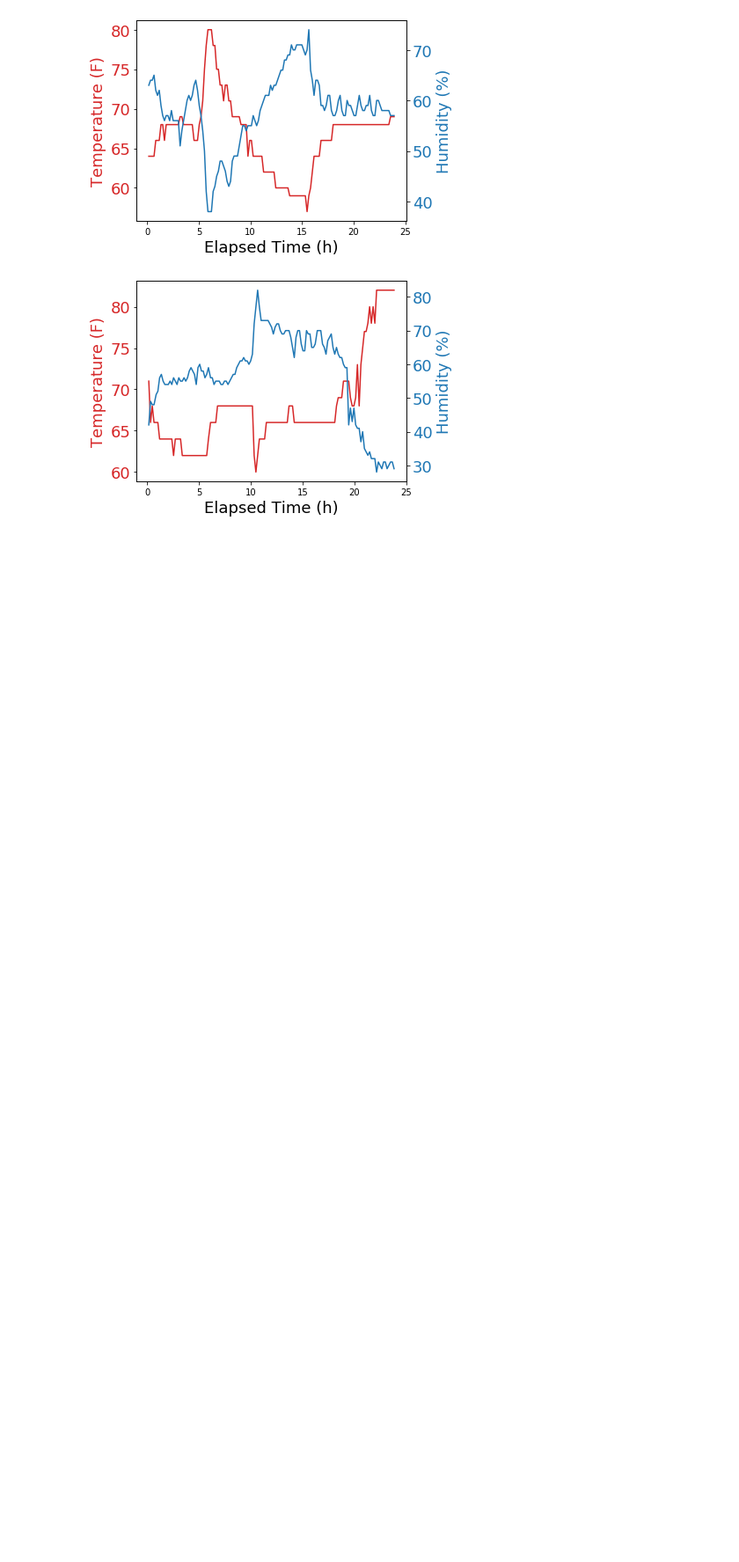
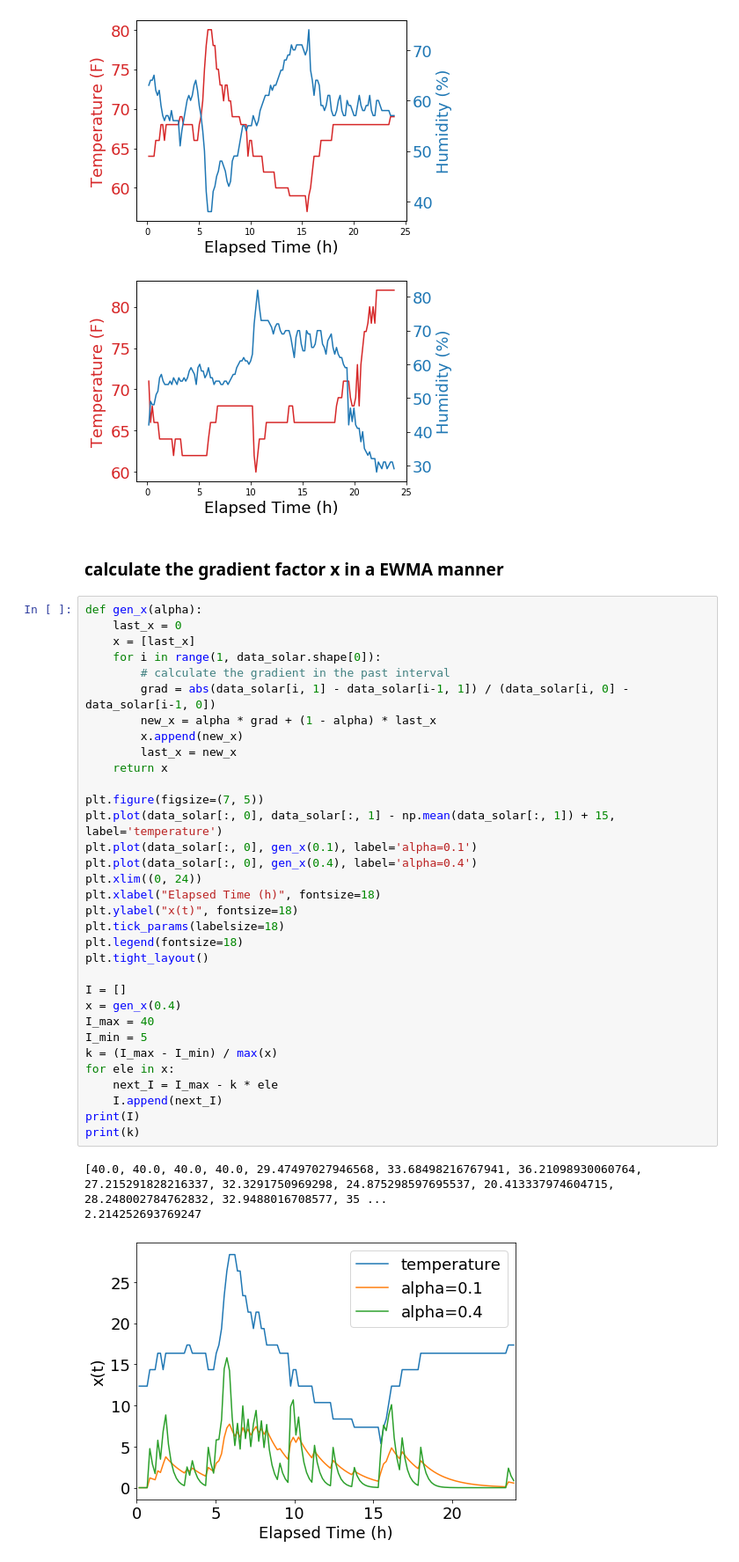
Before and after one commit to Orienfish/CSE291KW20, a Jupyter notebook: MQTT_Server/plot_data.ipynb, the cells around one changed output. Shown at 88% size. Drawn from its saved outputs; the diff is of its cells as text; blank space fills up the shorter version.

```diff
--- a/MQTT_Server/plot_data.ipynb
+++ b/MQTT_Server/plot_data.ipynb
@@ -74,3 +74,42 @@ plot(data_bat, './img/bat.png')
 # %% [output]
 [figure]
 [figure]
+# %% [markdown]
+### calculate the gradient factor x in a EWMA manner
+# %%
+def gen_x(alpha):
+    last_x = 0
+    x = [last_x]
+    for i in range(1, data_solar.shape[0]):
+        # calculate the gradient in the past interval
+        grad = abs(data_solar[i, 1] - data_solar[i-1, 1]) / (data_solar[i, 0] - data_solar[i-1, 0])
+        new_x = alpha * grad + (1 - alpha) * last_x
+        x.append(new_x)
+        last_x = new_x
+    return x
+
+plt.figure(figsize=(7, 5))
+plt.plot(data_solar[:, 0], data_solar[:, 1] - np.mean(data_solar[:, 1]) + 15, label='temperature')
+plt.plot(data_solar[:, 0], gen_x(0.1), label='alpha=0.1')
+plt.plot(data_solar[:, 0], gen_x(0.4), label='alpha=0.4')
+plt.xlim((0, 24))
+plt.xlabel("Elapsed Time (h)", fontsize=18)
+plt.ylabel("x(t)", fontsize=18)
+plt.tick_params(labelsize=18)
+plt.legend(fontsize=18)
+plt.tight_layout()
+
+I = []
+x = gen_x(0.4)
+I_max = 40
+I_min = 5
+k = (I_max - I_min) / max(x)
+for ele in x:
+    next_I = I_max - k * ele
+    I.append(next_I)
+print(I)
+print(k)
+# %% [output]
+[40.0, 40.0, 40.0, 40.0, 29.47497027946568, 33.68498216767941, 36.21098930060764, 27.215291828216337, 32.3291750969298, 24.875298597695537, 20.413337974604715, 28.248002784762832, 32.9488016708577, 35 ...
+2.214252693769247
+[figure, added]
```
